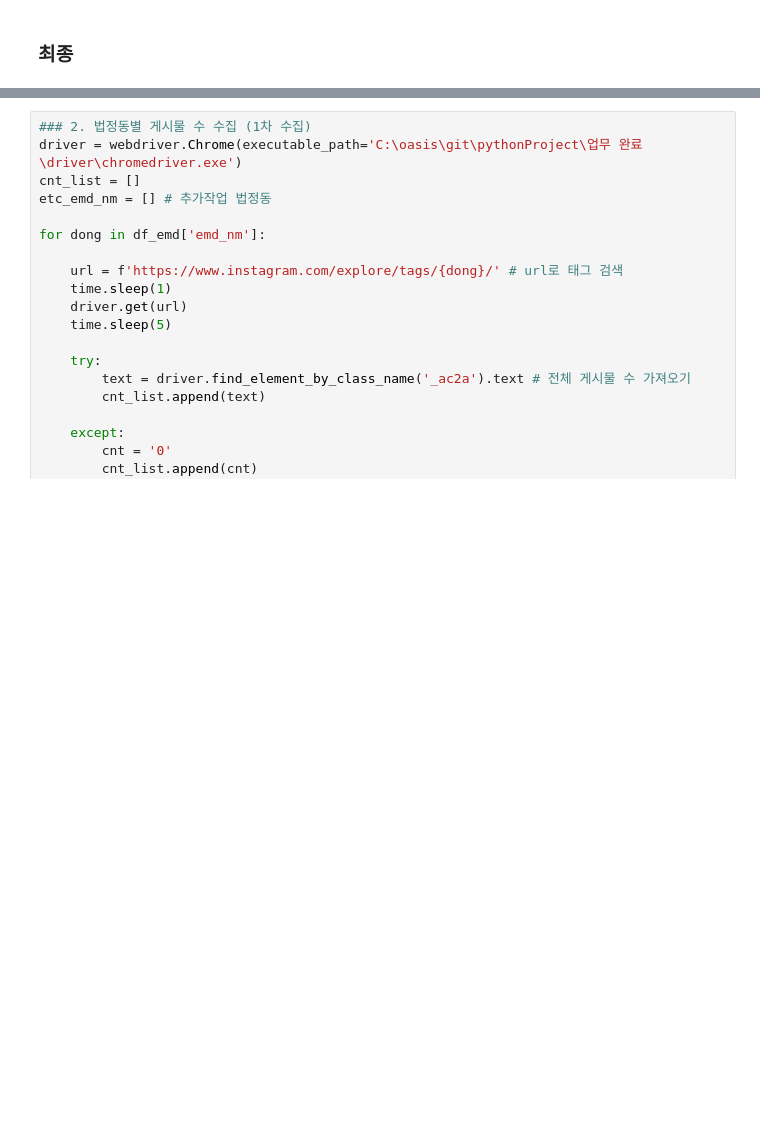
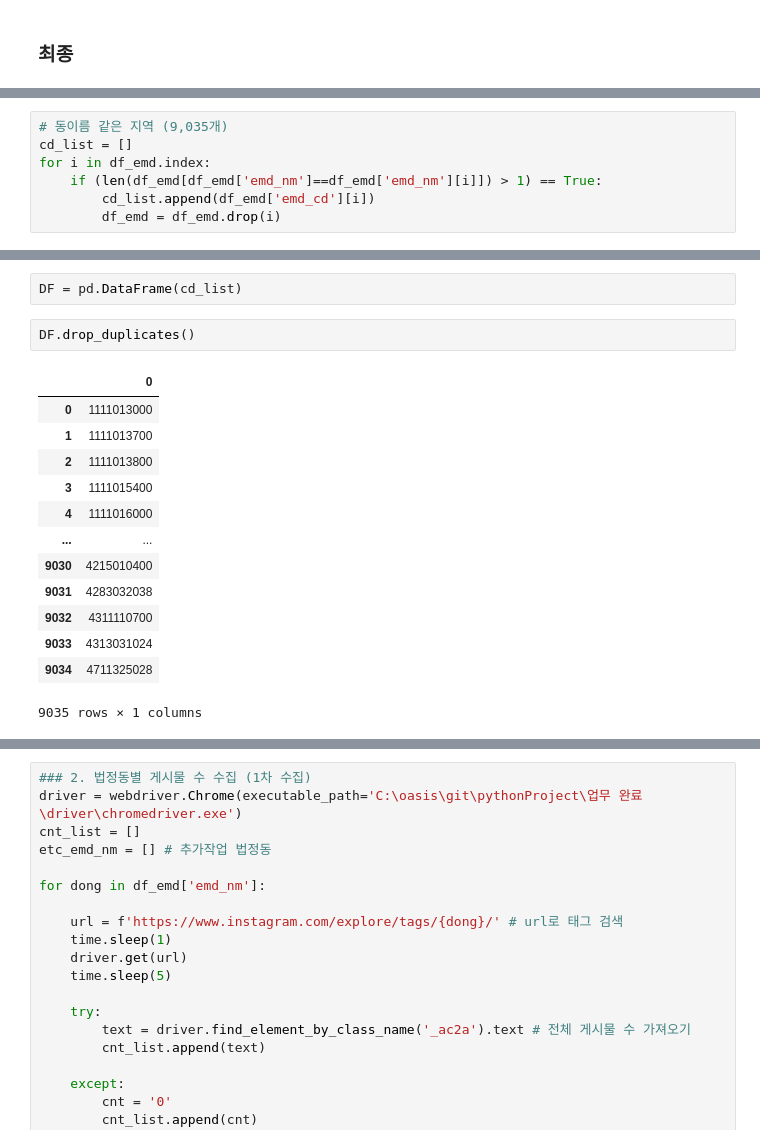
Before and after one commit to UL-DA/pythonProject, a Jupyter notebook: SNS_데이터수집/인스타_동별게시물수.ipynb, the cells around one changed output, grey strips where cells are left out. Drawn from its saved outputs; the diff is of its cells as text; blank space fills up the shorter version.

```diff
--- a/SNS_데이터수집/인스타_동별게시물수.ipynb
+++ b/SNS_데이터수집/인스타_동별게시물수.ipynb
@@ -36,0 +70,7 @@ df_emd['emd_cd'] = df_emd['emd_cd'] + '00'
+# %%
+# 동이름 같은 지역 (9,035개)
+cd_list = []
+for i in df_emd.index:
+    if (len(df_emd[df_emd['emd_nm']==df_emd['emd_nm'][i]]) > 1) == True:
+        cd_list.append(df_emd['emd_cd'][i])
+        df_emd = df_emd.drop(i)
@@ -36,0 +83,18 @@ df_emd['emd_cd'] = df_emd['emd_cd'] + '00'
+# %%
+DF = pd.DataFrame(cd_list)
+# %%
+DF.drop_duplicates()
+# %% [output]
+|  | 0 |
+| 0 | 1111013000 |
+| 1 | 1111013700 |
+| 2 | 1111013800 |
+| 3 | 1111015400 |
+| 4 | 1111016000 |
+| ... | ... |
+| 9030 | 4215010400 |
+| 9031 | 4283032038 |
+| 9032 | 4311110700 |
+| 9033 | 4313031024 |
+| 9034 | 4711325028 |
+9035 rows × 1 columns
```
Also changed, not shown: parts of 7 cells of this notebook, 2 other files.
